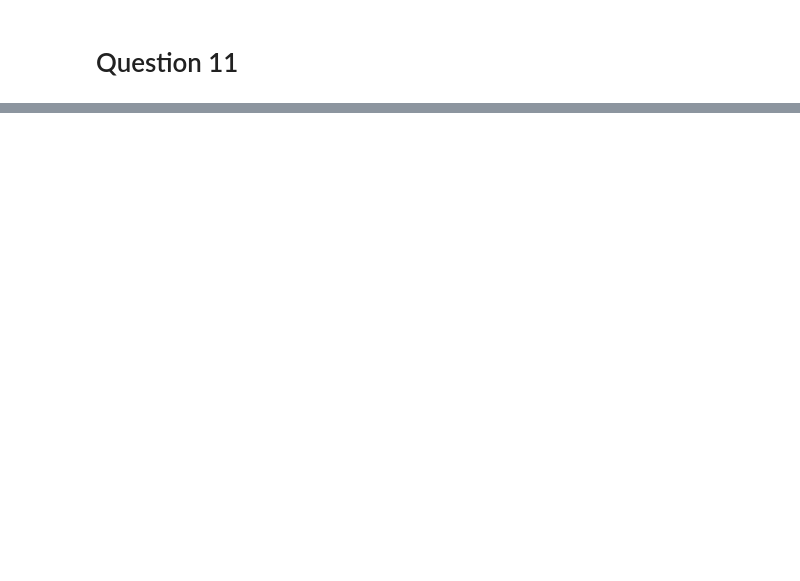
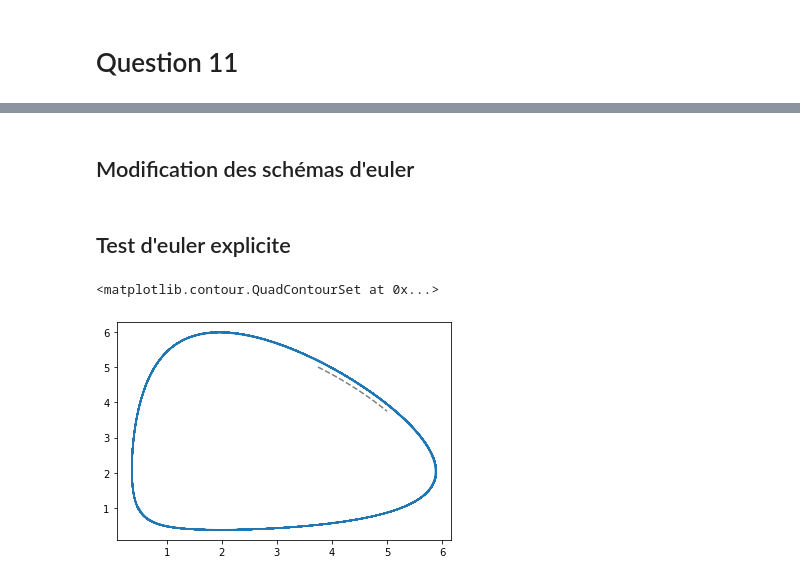
Before and after one commit to remymart/projet_equa_diff, a Jupyter notebook: equa_diff.ipynb, the cells around one changed output, grey strips where cells are left out. Cells and saved outputs as stored; diff of their text form; code cells hidden in the pictures; blank space fills up the shorter version.

```diff
--- a/equa_diff.ipynb
+++ b/equa_diff.ipynb
@@ -232,0 +284,19 @@ Le schéma d'euler implicite n'est pas suffisant pour modéliser le système.
+# %% [markdown]
+## Modification des schémas d'euler
+# %%
+k = 1 #valeur arbitraire pour le moment
+
+def u(x,y):
+    return np.array([k*(delta - gamma/x), k*(beta - alpha/y)])
+# %%
+def solve_euler_explicit_modified(f, x0, dt, t0, tf):
+    t = np.linspace(t0, tf, int((tf-t0)/dt))
+    x = np.zeros(shape=(len(x0), len(t)))
+    x[:, 0] = x0
+
+    def f_modified(t, *x):
+        return f(t, *x) - u(*x)*(H(*x) - H(*x0))
+
+    for i in range(len(t)-1):
+        x[:, i+1] = x[:, i] + dt * f_modified(t, *x[:, i])
+    return t, x
@@ -232,0 +324,15 @@ Le schéma d'euler implicite n'est pas suffisant pour modéliser le système.
+# %% [markdown]
+## Test d'euler explicite
+# %%
+t, x = solve_euler_explicit_modified(equa, [1/2, 1], 1e-1, 0, 500)
+plt.plot(x[0, :], x[1, :])
+
+x_bis, y_bis = np.linspace(1, 5, 100), np.linspace(1, 5, 100)
+X, Y = np.meshgrid(x_bis, y_bis)
+plt.contour(
+        X, Y, H(X,Y), colors="grey", linestyles="dashed",
+        levels= [H(1/2, 1)]
+    )
+# %% [output]
+<matplotlib.contour.QuadContourSet at 0x...>
+[figure, added]
```
Also changed, not shown: parts of 22 cells of this notebook.
